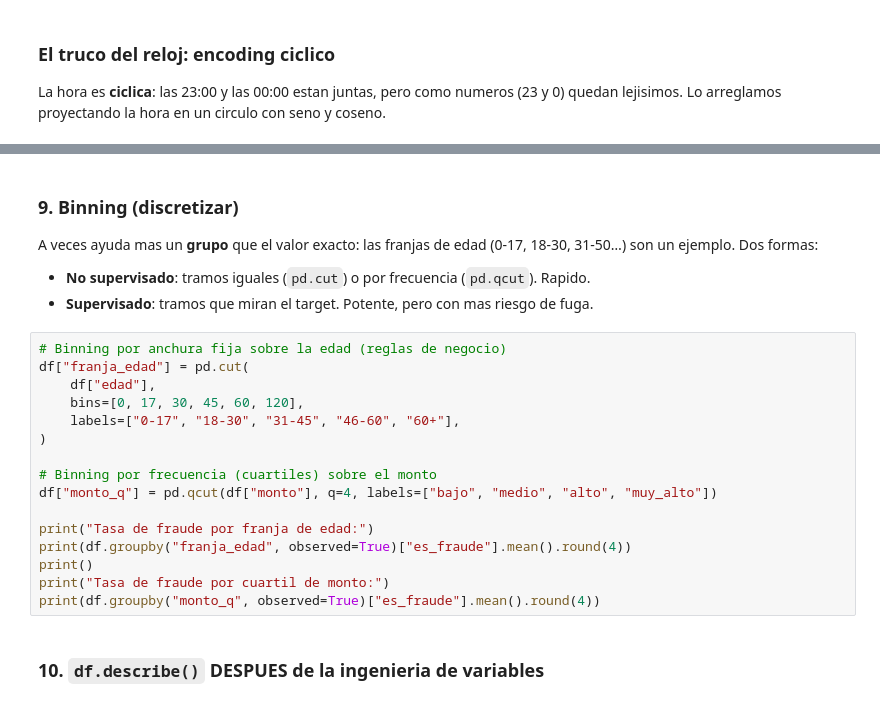
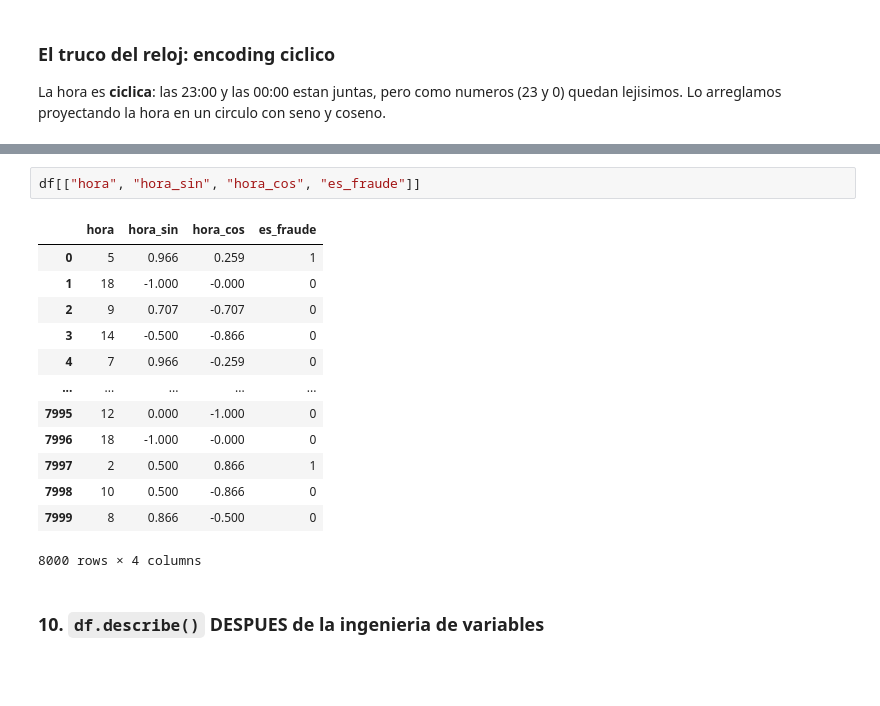
Before and after one commit to dtoralg/TheValley_MDS, a Jupyter notebook: [07] - Ingenieria_de_Variables_I/[01] - Notebooks/E1_Tus_Primeras_Features.ipynb, the cells around one changed output, grey strips where cells are left out. Cells and saved outputs as stored; diff of their text form; blank space fills up the shorter version.

```diff
--- a/[07] - Ingenieria_de_Variables_I/[01] - Notebooks/E1_Tus_Primeras_Features.ipynb
+++ b/[07] - Ingenieria_de_Variables_I/[01] - Notebooks/E1_Tus_Primeras_Features.ipynb
@@ -375,26 +425,19 @@ plt.show()
-# %% [markdown]
-### 9. Binning (discretizar)
-
-A veces ayuda mas un **grupo** que el valor exacto: las franjas de edad (0-17, 18-30, 31-50…)
-son un ejemplo. Dos formas:
-- **No supervisado**: tramos iguales (`pd.cut`) o por frecuencia (`pd.qcut`). Rapido.
-- **Supervisado**: tramos que miran el target. Potente, pero con mas riesgo de fuga.
-# %%
-# Binning por anchura fija sobre la edad (reglas de negocio)
-df["franja_edad"] = pd.cut(
-    df["edad"],
-    bins=[0, 17, 30, 45, 60, 120],
-    labels=["0-17", "18-30", "31-45", "46-60", "60+"],
-)
-
-# Binning por frecuencia (cuartiles) sobre el monto
-df["monto_q"] = pd.qcut(df["monto"], q=4, labels=["bajo", "medio", "alto", "muy_alto"])
-
-print("Tasa de fraude por franja de edad:")
-print(df.groupby("franja_edad", observed=True)["es_fraude"].mean().round(4))
-print()
-print("Tasa de fraude por cuartil de monto:")
-print(df.groupby("monto_q", observed=True)["es_fraude"].mean().round(4))
+# %%
+df[["hora", "hora_sin", "hora_cos", "es_fraude"]]
+# %% [output]
+|  | hora | hora_sin | hora_cos | es_fraude |
+| 0 | 5 | 0.966 | 0.259 | 1 |
+| 1 | 18 | -1.000 | -0.000 | 0 |
+| 2 | 9 | 0.707 | -0.707 | 0 |
+| 3 | 14 | -0.500 | -0.866 | 0 |
+| 4 | 7 | 0.966 | -0.259 | 0 |
+| ... | ... | ... | ... | ... |
+| 7995 | 12 | 0.000 | -1.000 | 0 |
+| 7996 | 18 | -1.000 | -0.000 | 0 |
+| 7997 | 2 | 0.500 | 0.866 | 1 |
+| 7998 | 10 | 0.500 | -0.866 | 0 |
+| 7999 | 8 | 0.866 | -0.500 | 0 |
+8000 rows × 4 columns
 # %% [markdown]
 ### 10. `df.describe()` DESPUES de la ingenieria de variables
 # %%
```
Also changed, not shown: parts of 8 cells of this notebook.
